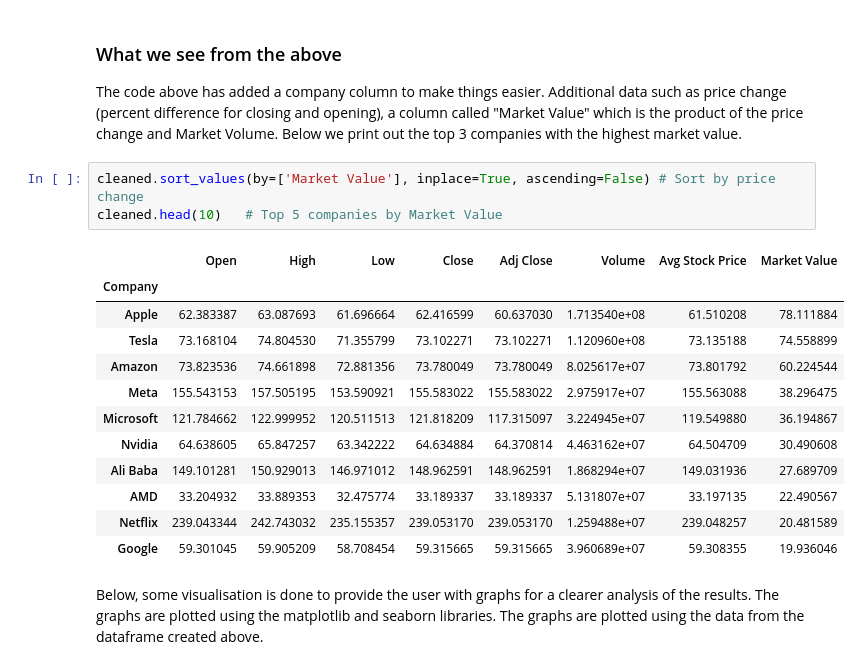
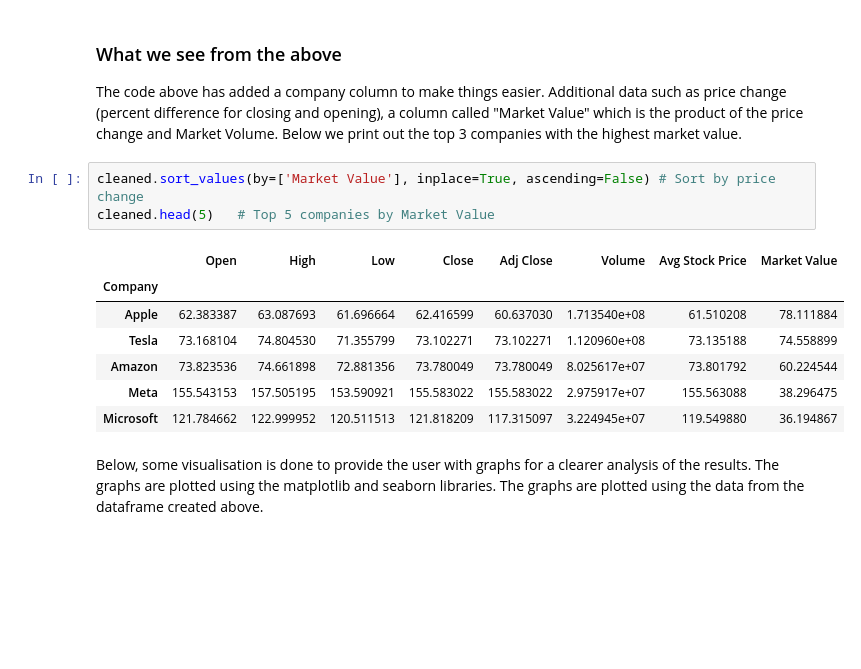
Before and after one commit to ubco-W2022T2-data301/Group35, a Jupyter notebook: analysis/analysis3.ipynb, the cells around one changed output. Saved outputs shown, nothing was run; the diff lists cells and outputs as text; blank space fills up the shorter version.

```diff
--- a/analysis/analysis3.ipynb
+++ b/analysis/analysis3.ipynb
@@ -64,20 +64,15 @@ Zillow Group     1.746387e+06        46.450364      0.651348
 The code above has added a company column to make things easier. Additional data such as price change (percent difference for closing and opening), a column called "Market Value" which is the product of the price change and Market Volume. Below we print out the top 3 companies with the highest market value.
 # %%
 cleaned.sort_values(by=['Market Value'], inplace=True, ascending=False) # Sort by price change
-cleaned.head(10)   # Top 5 companies by Market Value
+cleaned.head(5)   # Top 5 companies by Market Value
 # %% [output]
 |  | Open | High | Low | Close | Adj Close | Volume | Avg Stock Price | Market Value |
 | Company |  |  |  |  |  |  |  |  |
 | Apple | 62.383387 | 63.087693 | 61.696664 | 62.416599 | 60.637030 | 1.713540e+08 | 61.510208 | 78.111884 |
 | Tesla | 73.168104 | 74.804530 | 71.355799 | 73.102271 | 73.102271 | 1.120960e+08 | 73.135188 | 74.558899 |
 | Amazon | 73.823536 | 74.661898 | 72.881356 | 73.780049 | 73.780049 | 8.025617e+07 | 73.801792 | 60.224544 |
 | Meta | 155.543153 | 157.505195 | 153.590921 | 155.583022 | 155.583022 | 2.975917e+07 | 155.563088 | 38.296475 |
 | Microsoft | 121.784662 | 122.999952 | 120.511513 | 121.818209 | 117.315097 | 3.224945e+07 | 119.549880 | 36.194867 |
-| Nvidia | 64.638605 | 65.847257 | 63.342222 | 64.634884 | 64.370814 | 4.463162e+07 | 64.504709 | 30.490608 |
-| Ali Baba | 149.101281 | 150.929013 | 146.971012 | 148.962591 | 148.962591 | 1.868294e+07 | 149.031936 | 27.689709 |
-| AMD | 33.204932 | 33.889353 | 32.475774 | 33.189337 | 33.189337 | 5.131807e+07 | 33.197135 | 22.490567 |
-| Netflix | 239.043344 | 242.743032 | 235.155357 | 239.053170 | 239.053170 | 1.259488e+07 | 239.048257 | 20.481589 |
-| Google | 59.301045 | 59.905209 | 58.708454 | 59.315665 | 59.315665 | 3.960689e+07 | 59.308355 | 19.936046 |
 # %% [markdown]
 Below, some visualisation is done to provide the user with graphs for a clearer analysis of the results. The graphs are plotted using the matplotlib and seaborn libraries. The graphs are plotted using the data from the dataframe created above.
 # %%
```
Also changed, not shown: parts of 2 cells of this notebook, 1 other file.
